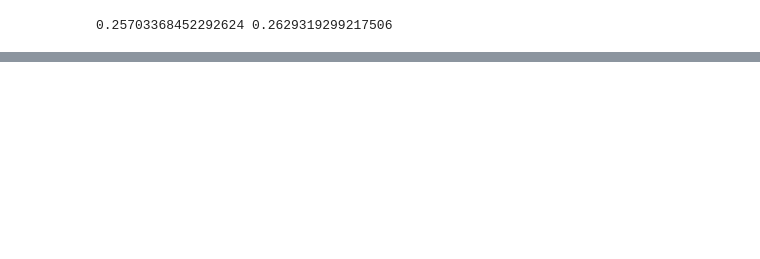
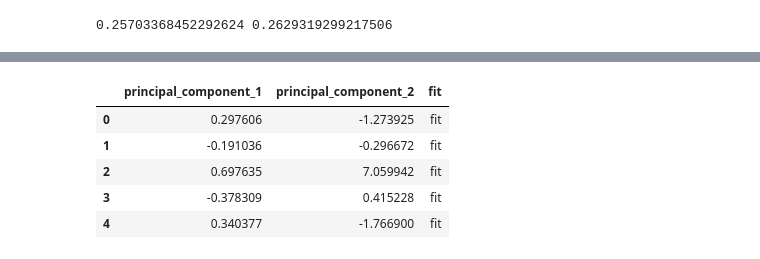
Before and after one commit to VinogradovaE/MachineLearning, a Jupyter notebook: renttherunway-fit-dataset.ipynb, the cells around one changed output, grey strips where cells are left out. Saved outputs shown, nothing was run; the diff lists cells and outputs as text; code cells hidden in the pictures; blank space fills up the shorter version.

```diff
--- a/renttherunway-fit-dataset.ipynb
+++ b/renttherunway-fit-dataset.ipynb
@@ -460,0 +463,4 @@ print(err_train, err_test)
+# %%
+pca = PCA(n_components=2)
+principal_components = pca.fit_transform(X)
+principal_components
@@ -460,0 +475,4 @@ print(err_train, err_test)
+# %%
+pca_X = pd.DataFrame(data=principal_components,
+                     columns = ['principal_component_1', 'principal_component_2'])
+pca_X.head()
@@ -460,0 +486,10 @@ print(err_train, err_test)
+# %%
+final_data = pd.concat([pca_X, y], axis=1)
+final_data.head()
+# %% [output]
+|  | principal_component_1 | principal_component_2 | fit |
+| 0 | 0.297606 | -1.273925 | fit |
+| 1 | -0.191036 | -0.296672 | fit |
+| 2 | 0.697635 | 7.059942 | fit |
+| 3 | -0.378309 | 0.415228 | fit |
+| 4 | 0.340377 | -1.766900 | fit |
```
Also changed, not shown: parts of 19 cells of this notebook.
